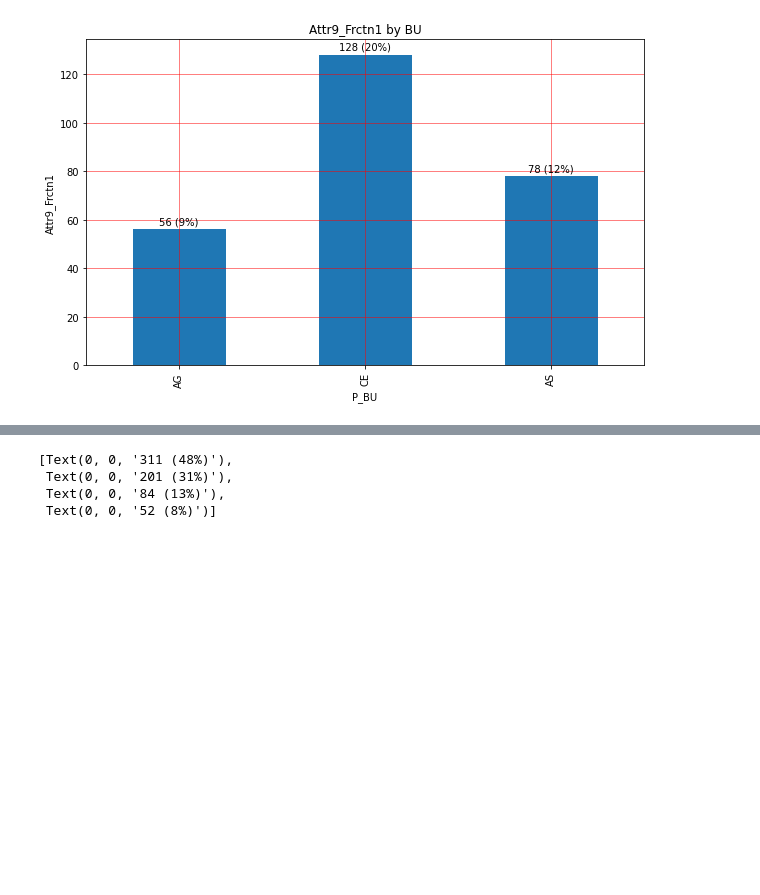
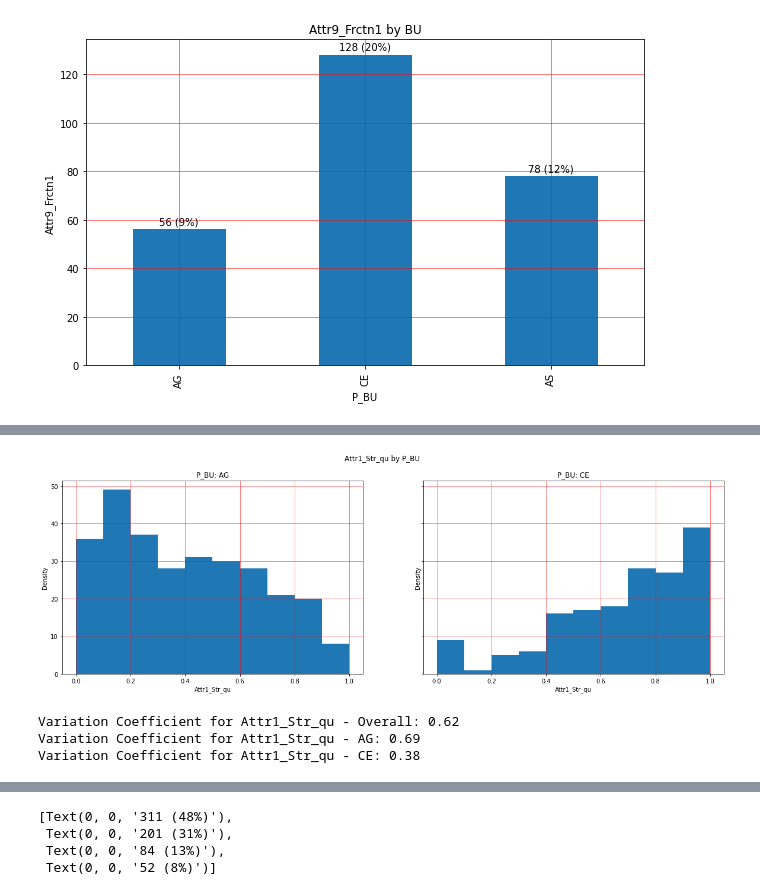
Before and after one commit to prasiyer/SKU_Clusters, a Jupyter notebook: Code/CMD_Cluster_Analysis.ipynb, the cells around one changed output, grey strips where cells are left out. Drawn from its saved outputs; the diff is of its cells as text; code cells hidden in the pictures; blank space fills up the shorter version.

```diff
--- a/Code/CMD_Cluster_Analysis.ipynb
+++ b/Code/CMD_Cluster_Analysis.ipynb
@@ -118,0 +166,20 @@ ax.bar_label(ax.containers[0], labels = [f'{x:.0f} ({(x/total_skus)*100:,.0f}%)'
+# %%
+# create a histogram for Attr1_Str_qu for each p_bu
+fig, axes = plt.subplots(1, 2, figsize = (20, 6), sharex = True, sharey = True)
+fig.suptitle('Attr1_Str_qu by P_BU')
+for i, p_bu in enumerate(['AG', 'CE']):
+    ax = cmd_data[cmd_data['p_bu'] == p_bu]['Attr1_Str_qu'].hist(ax = axes[i], bins = 10, cumulative = False, linewidth = 2)
+    ax.set_title('P_BU: ' + p_bu)
+    ax.set_xlabel('Attr1_Str_qu')
+    ax.set_ylabel('Density')
+    ax.grid(linestyle='-', linewidth='0.5', color='red')
+# %% [output]
+[figure, added]
+# %%
+print(f'Variation Coefficient for Attr1_Str_qu - Overall: {cmd_data["Attr1_Str_qu"].std()/cmd_data["Attr1_Str_qu"].mean():.2f}')
+print(f'Variation Coefficient for Attr1_Str_qu - AG: {cmd_data[cmd_data["p_bu"] == "AG"]["Attr1_Str_qu"].std()/cmd_data[cmd_data["p_bu"] == "AG"]["Attr1_Str_qu"].mean():.2f}')
+print(f'Variation Coefficient for Attr1_Str_qu - CE: {cmd_data[cmd_data["p_bu"] == "CE"]["Attr1_Str_qu"].std()/cmd_data[cmd_data["p_bu"] == "CE"]["Attr1_Str_qu"].mean():.2f}')
+# %% [output]
+Variation Coefficient for Attr1_Str_qu - Overall: 0.62
+Variation Coefficient for Attr1_Str_qu - AG: 0.69
+Variation Coefficient for Attr1_Str_qu - CE: 0.38
```
Also changed, not shown: parts of 17 cells of this notebook.
